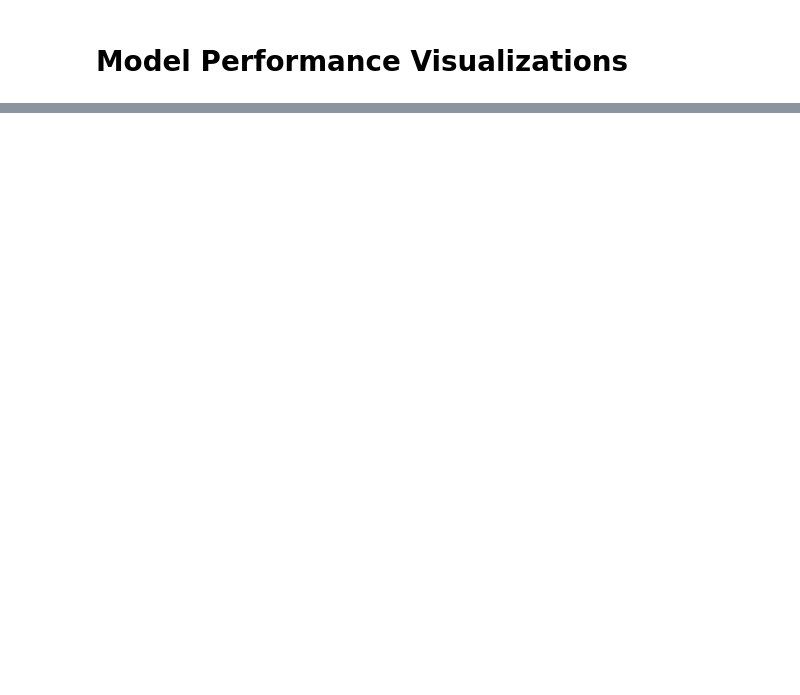
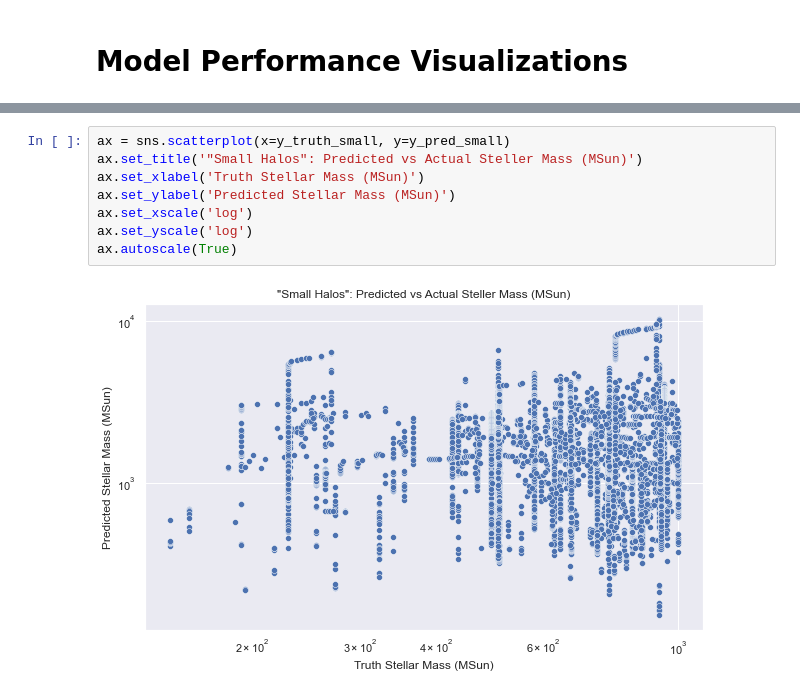
Before and after one commit to vhorvath2010/baryonic-from-dmmt, a Jupyter notebook: visualize_training.ipynb, the cells around one changed output, grey strips where cells are left out. Drawn from its saved outputs; the diff is of its cells as text; blank space fills up the shorter version.

```diff
--- a/visualize_training.ipynb
+++ b/visualize_training.ipynb
@@ -60 +82,11 @@ ax.autoscale(True)
+# %%
+ax = sns.scatterplot(x=y_truth_small, y=y_pred_small)
+ax.set_title('"Small Halos": Predicted vs Actual Steller Mass (MSun)')
+ax.set_xlabel('Truth Stellar Mass (MSun)')
+ax.set_ylabel('Predicted Stellar Mass (MSun)')
+ax.set_xscale('log')
+ax.set_yscale('log')
+ax.autoscale(True)
+# %% [output]
+[figure, added]
 # %%
```
Also changed, not shown: parts of 8 cells of this notebook, 9 other files.
